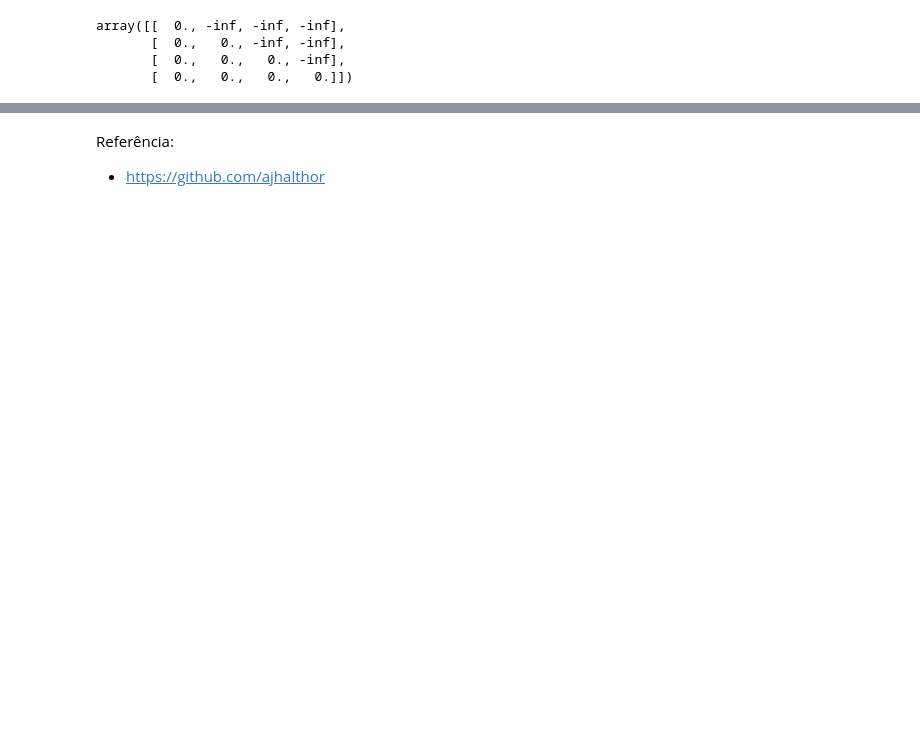
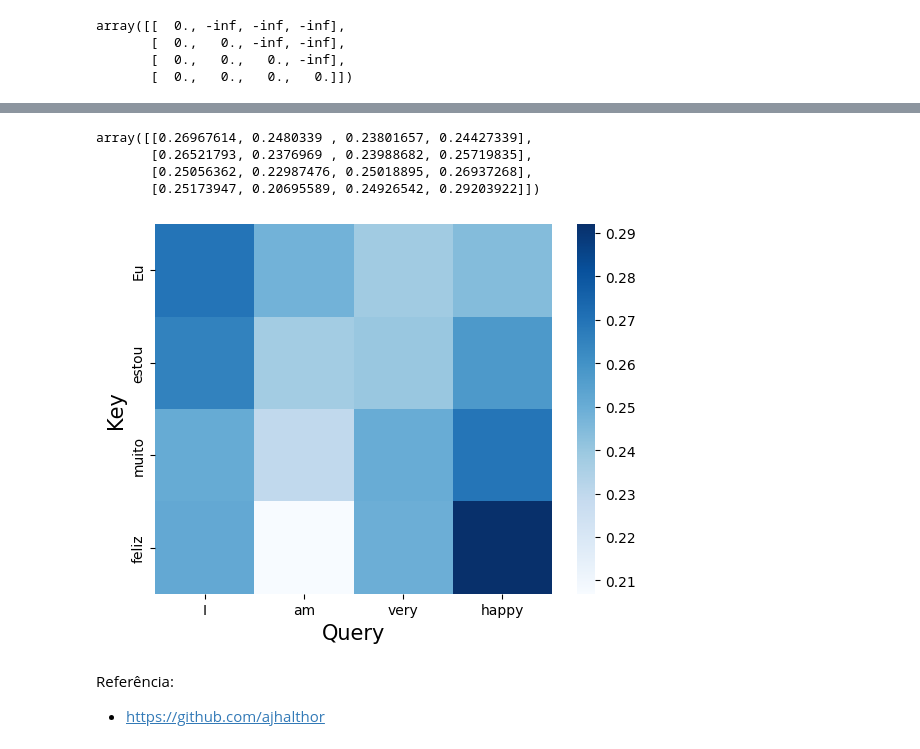
Before and after one commit to leticiafossato/transformers, a Jupyter notebook: self_attention.ipynb, the cells around one changed output, grey strips where cells are left out. Saved outputs shown, nothing was run; the diff lists cells and outputs as text; code cells hidden in the pictures; blank space fills up the shorter version.

```diff
--- a/self_attention.ipynb
+++ b/self_attention.ipynb
@@ -103,0 +97,6 @@ plot_attention_heatmap(attention_output.squeeze(), output_sentence.split(), outp
+# %%
+q=new_v_output
+k=new_v_input
+v=new_v_input
+
+new_v_inp_out, attention_inp_out = scaled_dot_product_attention(q, k, v)
@@ -104,3 +123,17 @@ plot_attention_heatmap(attention_output.squeeze(), output_sentence.split(), outp
+# %%
+attention_inp_out
+# %% [output]
+array([[0.26967614, 0.2480339 , 0.23801657, 0.24427339],
+       [0.26521793, 0.2376969 , 0.23988682, 0.25719835],
+       [0.25056362, 0.22987476, 0.25018895, 0.26937268],
+       [0.25173947, 0.20695589, 0.24926542, 0.29203922]])
+# %%
+sns.heatmap(attention_inp_out, xticklabels=output_sentence.split(), yticklabels=input_sentence.split(), cmap="Blues")
+plt.ylabel('Key', fontsize = 15)
+plt.xlabel('Query', fontsize = 15)
+plt.show()
+# %% [output]
+[figure, added]
 # %% [markdown]
 Referência:
 - https://github.com/ajhalthor
```
Also changed, not shown: parts of 11 cells of this notebook.
